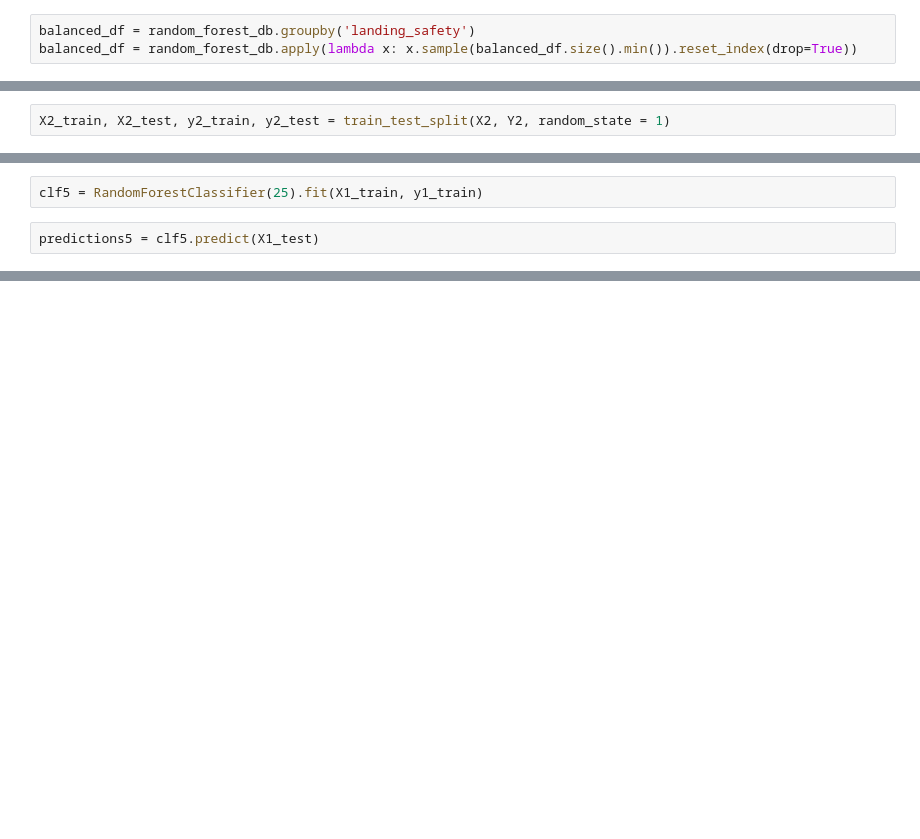
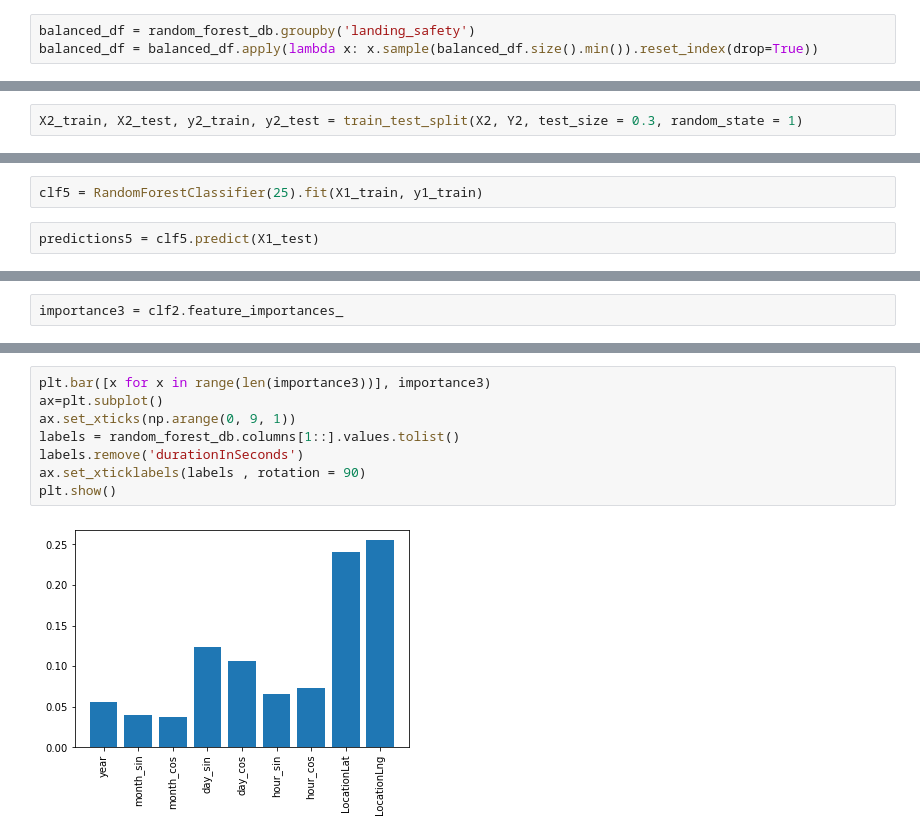
Before and after one commit to DANKoOoO/weather_predictions, a Jupyter notebook: random_forest.ipynb, the cells around one changed output, grey strips where cells are left out. Drawn from its saved outputs; the diff is of its cells as text; blank space fills up the shorter version.

```diff
--- a/random_forest.ipynb
+++ b/random_forest.ipynb
@@ -52,11 +52,11 @@ weighted avg       0.78      0.80      0.78   1531667
 # %%
 balanced_df = random_forest_db.groupby('landing_safety')
-balanced_df = random_forest_db.apply(lambda x: x.sample(balanced_df.size().min()).reset_index(drop=True))
+balanced_df = balanced_df.apply(lambda x: x.sample(balanced_df.size().min()).reset_index(drop=True))
 # %%
 X2 = balanced_df.values[:, [1,2,3,4,5,6,7,9,10]]
 Y2 = balanced_df.values[:, 0]
 # %%
-X2_train, X2_test, y2_train, y2_test = train_test_split(X2, Y2, random_state = 1)
+X2_train, X2_test, y2_train, y2_test = train_test_split(X2, Y2, test_size = 0.3, random_state = 1)
 # %%
 clf2 = classifier.fit(X2_train, y2_train)
 # %%
@@ -193,0 +198,2 @@ weighted avg       0.78      0.80      0.79   1531667
+# %%
+importance3 = clf2.feature_importances_
@@ -193,0 +306,10 @@ weighted avg       0.78      0.80      0.79   1531667
+# %%
+plt.bar([x for x in range(len(importance3))], importance3)
+ax=plt.subplot()
+ax.set_xticks(np.arange(0, 9, 1))
+labels = random_forest_db.columns[1::].values.tolist()
+labels.remove('durationInSeconds')
+ax.set_xticklabels(labels , rotation = 90)
+plt.show()
+# %% [output]
+[figure, added]
```
Also changed, not shown: parts of 29 cells of this notebook, 3 other files.
